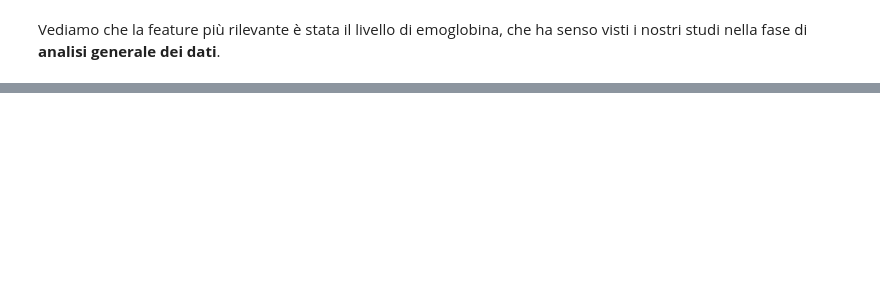
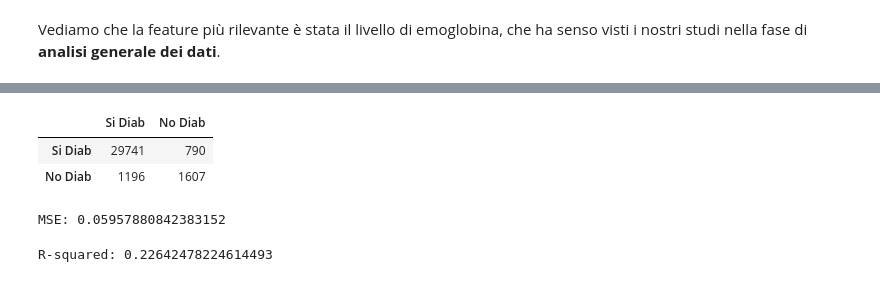
Before and after one commit to LorenzoRigoni/DIA24-Diabetes-Prediction, a Jupyter notebook: Diabetes_prediction.ipynb, the cells around one changed output, grey strips where cells are left out. Cells and saved outputs as stored; diff of their text form; code cells hidden in the pictures; blank space fills up the shorter version.

Commit message:
Created perceptron prediction

```diff
--- a/Diabetes_prediction.ipynb
+++ b/Diabetes_prediction.ipynb
@@ -316,0 +325,16 @@ Vediamo che la feature più rilevante è stata il livello di emoglobina, che ha
+# %%
+from sklearn.linear_model import Perceptron
+
+perc_model = Pipeline([
+    ("scaler", None),
+    ("linreg", Perceptron(random_state=42))
+])
+
+perc_grid = {
+    "scaler": [None, StandardScaler()],
+    "linreg__penalty": ['l1', 'l2'],
+    "linreg__alpha": [0.0001, 0.001, 0.01, 0.1, 1]
+}
+
+perc_gs = GridSearchCV(perc_model, perc_grid, cv=skf)
+perc_gs.fit(X_train, y_train)
@@ -316,0 +353,3 @@ Vediamo che la feature più rilevante è stata il livello di emoglobina, che ha
+# %%
+y_pred = perc_gs.predict(X_val)
+print(classification_report(y_val, y_pred))
@@ -316,0 +365,17 @@ Vediamo che la feature più rilevante è stata il livello di emoglobina, che ha
+# %%
+perc_cm = confusion_matrix(y_val, y_pred)
+pd.DataFrame(perc_cm,
+             index=["Si Diab", "No Diab"],
+             columns=["Si Diab", "No Diab"])
+# %% [output]
+|  | Si Diab | No Diab |
+| Si Diab | 29741 | 790 |
+| No Diab | 1196 | 1607 |
+# %%
+print("MSE:", mean_squared_error(y_val, y_pred))
+# %% [output]
+MSE: 0.05957880842383152
+# %%
+print("R-squared:", r2_score(y_val, y_pred))
+# %% [output]
+R-squared: 0.22642478224614493
```
Also changed, not shown: parts of 14 cells of this notebook.
